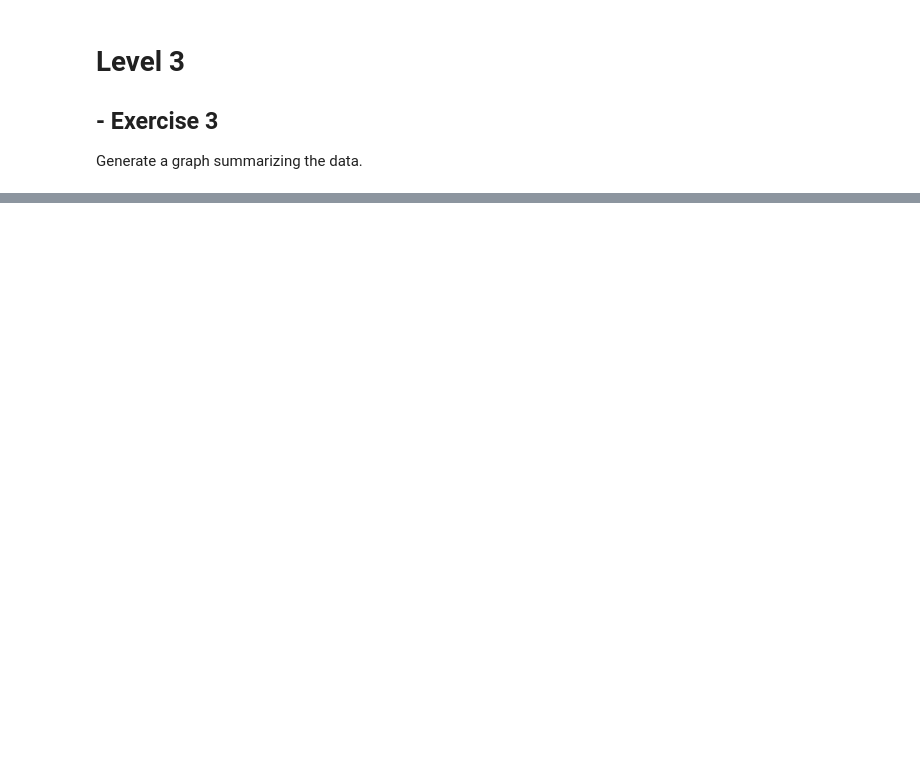
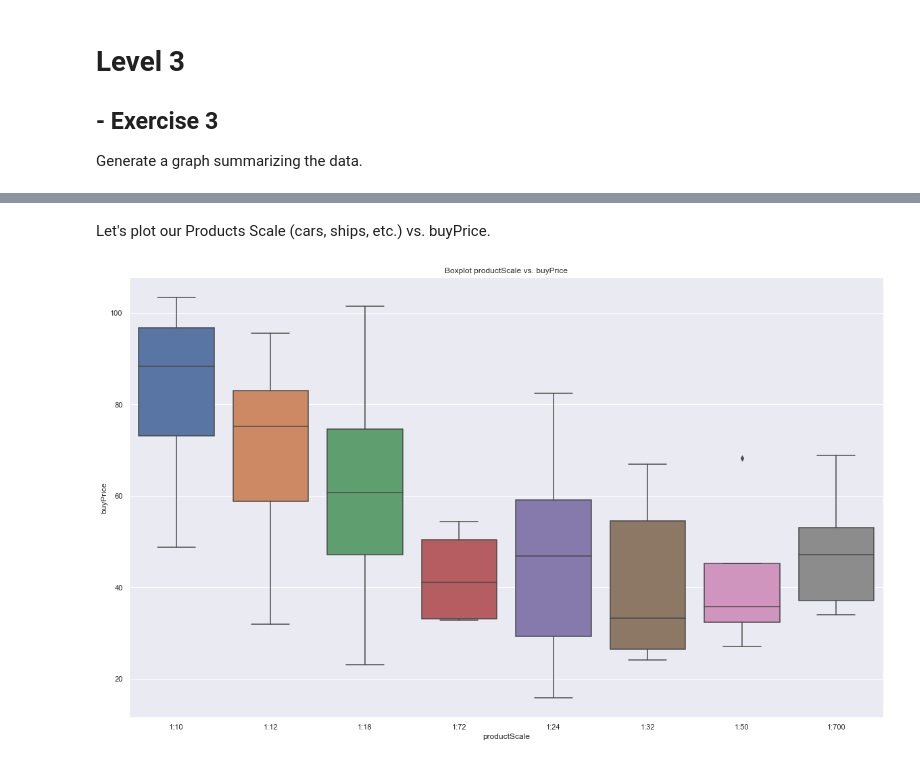
Before and after one commit to Javier-Alfonso-DS/S13_T02_MySQL_databases, a Jupyter notebook: S13_T02_MySQL_databases.ipynb, the cells around one changed output, grey strips where cells are left out. Drawn from its saved outputs; the diff is of its cells as text; code cells hidden in the pictures; blank space fills up the shorter version.

```diff
--- a/S13_T02_MySQL_databases.ipynb
+++ b/S13_T02_MySQL_databases.ipynb
@@ -119,0 +214,8 @@ costumersdf.describe()
+# %% [markdown]
+Let's plot our Products Scale (cars, ships, etc.) vs. buyPrice.
+# %%
+Products_df.buyPrice = pd.to_numeric(Products_df.buyPrice)
+
+Pers.boxplot2D('productScale','buyPrice',Products_df)
+# %% [output]
+[figure, added]
```
Also changed, not shown: parts of 15 cells of this notebook, 1 other file.
